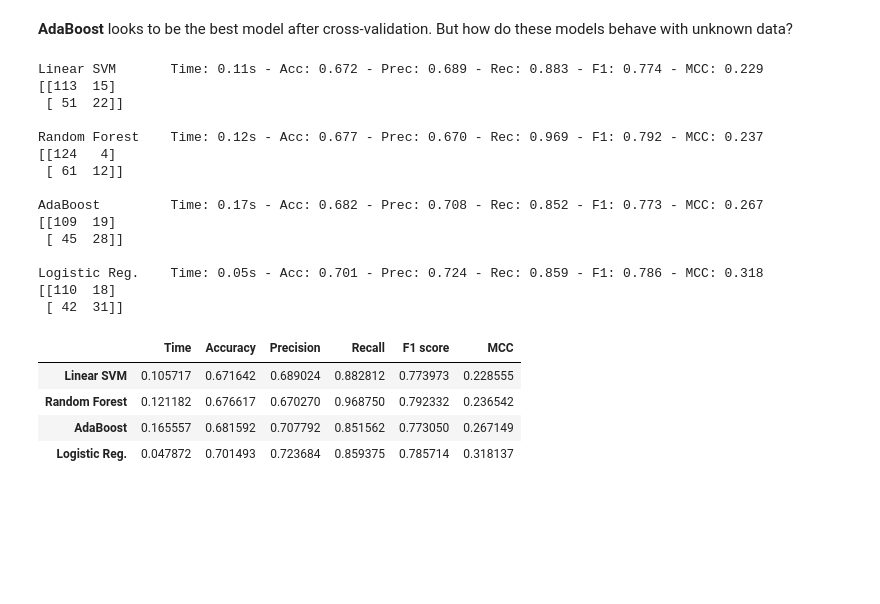
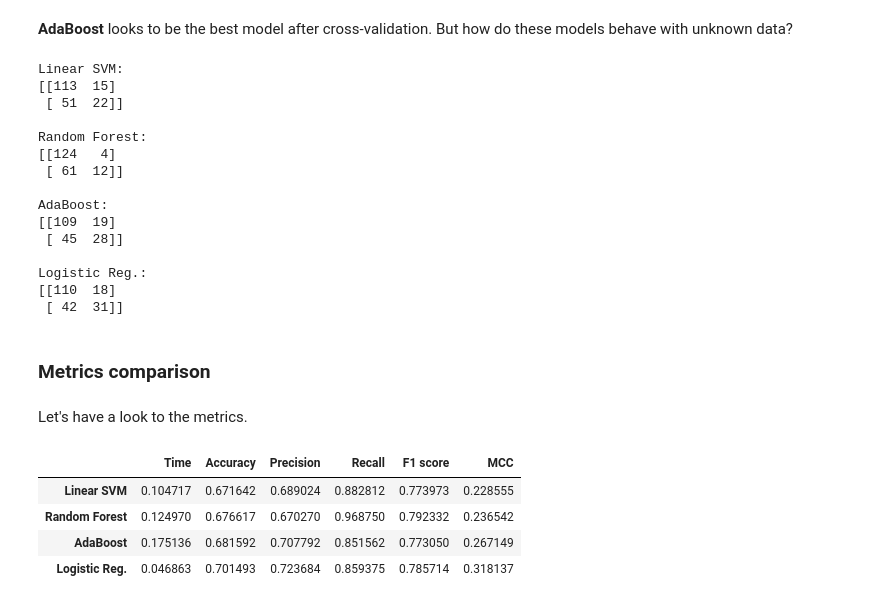
Before and after one commit to Shakk17/SmokerPredictor, a Jupyter notebook: modeling.ipynb, the cells around one changed output. Cells and saved outputs as stored; diff of their text form; code cells hidden in the pictures; blank space fills up the shorter version.

```diff
--- a/modeling.ipynb
+++ b/modeling.ipynb
@@ -177,42 +178,35 @@ for name, clf in zip(names, classifiers):
     # Save results for plotting.
     stats[name] = [t1-t0, score, prec[0], rec[0], f1[0], mcc]
 
-    # Prints results.
-    print("%s \t Time: %.2fs - Acc: %.3f - Prec: %.3f - Rec: %.3f - F1: %.3f - MCC: %.3f" % (
-        name,
-        t1 - t0,
-        score,
-        prec[0],
-        rec[0],
-        f1[0],
-        mcc))
-
     # Prints confusion matrix.
     cm = confusion_matrix(y_test, y_pred)
-    print(cm, end='\n\n')
+    print("%s: \n%s" % (name, cm), end='\n\n')
 # %% [output]
-Linear SVM       Time: 0.11s - Acc: 0.672 - Prec: 0.689 - Rec: 0.883 - F1: 0.774 - MCC: 0.229
+Linear SVM:
 [[113  15]
  [ 51  22]]
 
-Random Forest    Time: 0.12s - Acc: 0.677 - Prec: 0.670 - Rec: 0.969 - F1: 0.792 - MCC: 0.237
+Random Forest:
 [[124   4]
  [ 61  12]]
 
-AdaBoost         Time: 0.17s - Acc: 0.682 - Prec: 0.708 - Rec: 0.852 - F1: 0.773 - MCC: 0.267
+AdaBoost:
 [[109  19]
  [ 45  28]]
 
-Logistic Reg.    Time: 0.05s - Acc: 0.701 - Prec: 0.724 - Rec: 0.859 - F1: 0.786 - MCC: 0.318
+Logistic Reg.:
 [[110  18]
  [ 42  31]]
+# %% [markdown]
+### Metrics comparison
+# %% [markdown]
+Let's have a look to the metrics.
 # %%
-s = pd.DataFrame.from_dict(stats, orient='index',
-                           columns=['Time', 'Accuracy', 'Precision', 'Recall', 'F1 score', 'MCC'])
+s = pd.DataFrame.from_dict(stats, orient='index', columns=['Time', 'Accuracy', 'Precision', 'Recall', 'F1 score', 'MCC'])
 s.head()
 # %% [output]
 |  | Time | Accuracy | Precision | Recall | F1 score | MCC |
-| Linear SVM | 0.105717 | 0.671642 | 0.689024 | 0.882812 | 0.773973 | 0.228555 |
-| Random Forest | 0.121182 | 0.676617 | 0.670270 | 0.968750 | 0.792332 | 0.236542 |
-| AdaBoost | 0.165557 | 0.681592 | 0.707792 | 0.851562 | 0.773050 | 0.267149 |
-| Logistic Reg. | 0.047872 | 0.701493 | 0.723684 | 0.859375 | 0.785714 | 0.318137 |
+| Linear SVM | 0.104717 | 0.671642 | 0.689024 | 0.882812 | 0.773973 | 0.228555 |
+| Random Forest | 0.124970 | 0.676617 | 0.670270 | 0.968750 | 0.792332 | 0.236542 |
+| AdaBoost | 0.175136 | 0.681592 | 0.707792 | 0.851562 | 0.773050 | 0.267149 |
+| Logistic Reg. | 0.046863 | 0.701493 | 0.723684 | 0.859375 | 0.785714 | 0.318137 |
```
Also changed, not shown: parts of 5 cells of this notebook.
